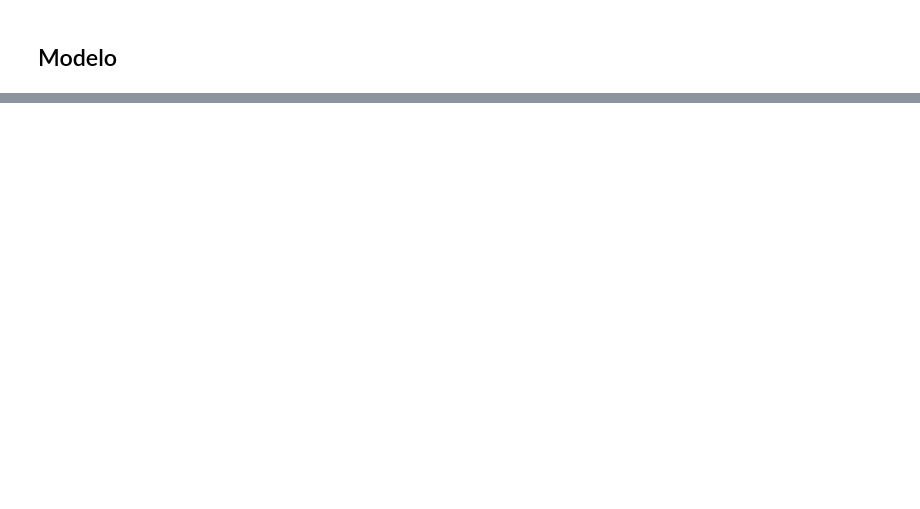
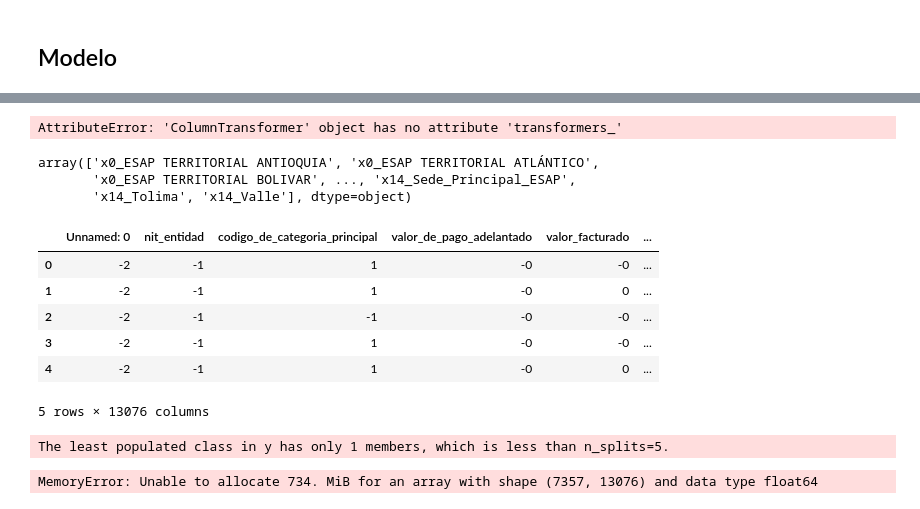
Before and after one commit to astrandrea/AnConESAP, a Jupyter notebook: codigo/preprocesamiento/preprocesamiento.ipynb, the cells around one changed output, grey strips where cells are left out. Drawn from its saved outputs; the diff is of its cells as text; code cells hidden in the pictures; blank space fills up the shorter version.

```diff
--- a/codigo/preprocesamiento/preprocesamiento.ipynb
+++ b/codigo/preprocesamiento/preprocesamiento.ipynb
@@ -607,0 +1352,12 @@ AttributeError: 'DataFrame' object has no attribute 'data'
+# %%
+columnas_numericas=Transformacion_Columnas.transformers_[0][2]
+columnas_numericas
+# %% [output]
+AttributeError: 'ColumnTransformer' object has no attribute 'transformers_'
+# %%
+columnas_categoricas=Transformacion_Columnas.named_transformers_['cat'].named_transformers_['CAT'][-1].get_feature_names_out()
+columnas_categoricas
+# %% [output]
+array(['x0_ESAP TERRITORIAL ANTIOQUIA', 'x0_ESAP TERRITORIAL ATLÁNTICO',
+       'x0_ESAP TERRITORIAL BOLIVAR', ..., 'x14_Sede_Principal_ESAP',
+       'x14_Tolima', 'x14_Valle'], dtype=object)
@@ -607,0 +1367,39 @@ AttributeError: 'DataFrame' object has no attribute 'data'
+# %%
+pd.DataFrame(Transformacion_Columnas.transform(X), columns=np.concatenate([columnas_numericas, columnas_categoricas])).head()
+# %% [output]
+|  | Unnamed: 0 | nit_entidad | codigo_de_categoria_principal | valor_de_pago_adelantado | valor_facturado | ... |
+| 0 | -2 | -1 | 1 | -0 | -0 | ... |
+| 1 | -2 | -1 | 1 | -0 | 0 | ... |
+| 2 | -2 | -1 | -1 | -0 | -0 | ... |
+| 3 | -2 | -1 | 1 | -0 | -0 | ... |
+| 4 | -2 | -1 | 1 | -0 | 0 | ... |
+5 rows × 13076 columns
+# %%
+### Entrenamos varios modelos random forest para decidir si una persona gana mas de 50k y escogeremos el mejor modelo.
+from sklearn.model_selection import train_test_split
+from sklearn.ensemble import RandomForestClassifier
+from sklearn.metrics import accuracy_score, classification_report, confusion_matrix
+from sklearn.model_selection import GridSearchCV
+
+# Separación de los datos en entrenamiento y prueba
+
+X_train, X_test, y_train, y_test = train_test_split(X, y, test_size=0.3, random_state=30)
+
+# Creación del modelo
+
+parametros = {'n_estimators': [100, 200, 500],
+                'max_depth': [5, 10,  20],
+                'min_samples_split': [5, 10,  20],
+                'min_samples_leaf': [1, 2, 10]}
+
+modelo = RandomForestClassifier(random_state=30)
+
+
+# Búsqueda de los mejores hiperparámetros
+
+grid = GridSearchCV(modelo, param_grid=parametros, cv=5, n_jobs=-1)
+
+grid.fit(Transformacion_Columnas.transform(X_train), y_train)
+# %% [output]
+The least populated class in y has only 1 members, which is less than n_splits=5.
+MemoryError: Unable to allocate 734. MiB for an array with shape (7357, 13076) and data type float64
```
Also changed, not shown: parts of 66 cells of this notebook, 7 other files.
